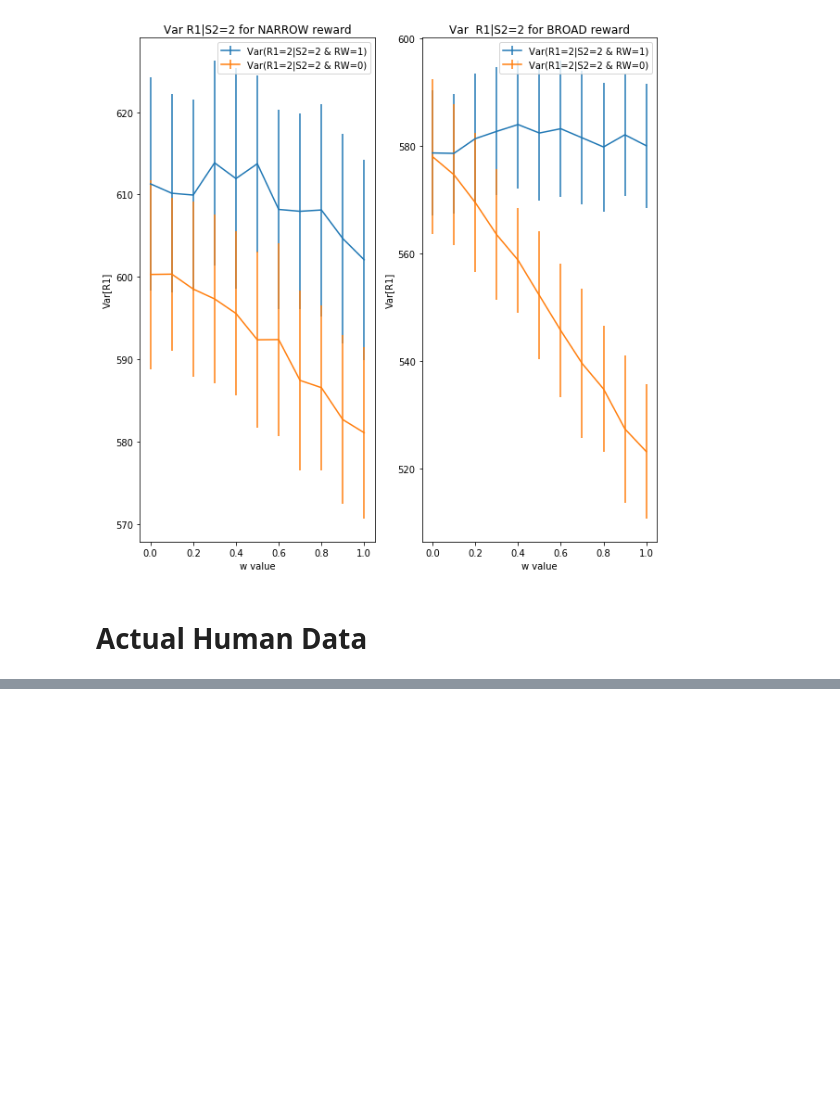
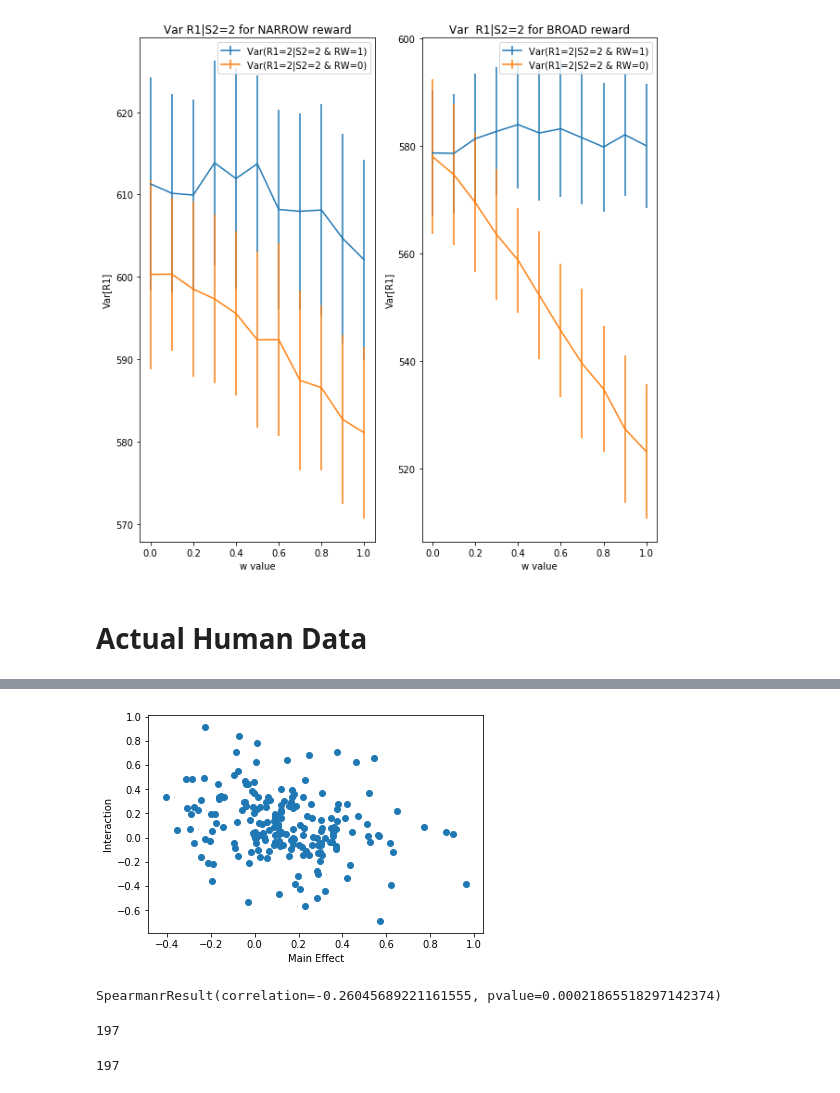
Before and after one commit to alsfilip/Empirical_Information_Bottleneck, a Jupyter notebook: Choice Variability.ipynb, the cells around one changed output, grey strips where cells are left out. Cells and saved outputs as stored; diff of their text form; code cells hidden in the pictures; blank space fills up the shorter version.

```diff
--- a/Choice Variability.ipynb
+++ b/Choice Variability.ipynb
@@ -174,0 +207,20 @@ plt.show()
+# %%
+plt.figure()
+plt.scatter(maineffect_vals, interaction_vals)
+plt.xlabel('Main Effect')
+plt.ylabel('Interaction')
+plt.show()
+# %% [output]
+[figure, added]
+# %%
+spearmanr(maineffect_vals, interaction_vals)
+# %% [output]
+SpearmanrResult(correlation=-0.26045689221161555, pvalue=0.00021865518297142374)
+# %%
+len(w_vals)
+# %% [output]
+197
+# %%
+len(np.unique(w_vals))
+# %% [output]
+197
```
Also changed, not shown: parts of 13 cells of this notebook, 4 other files.
